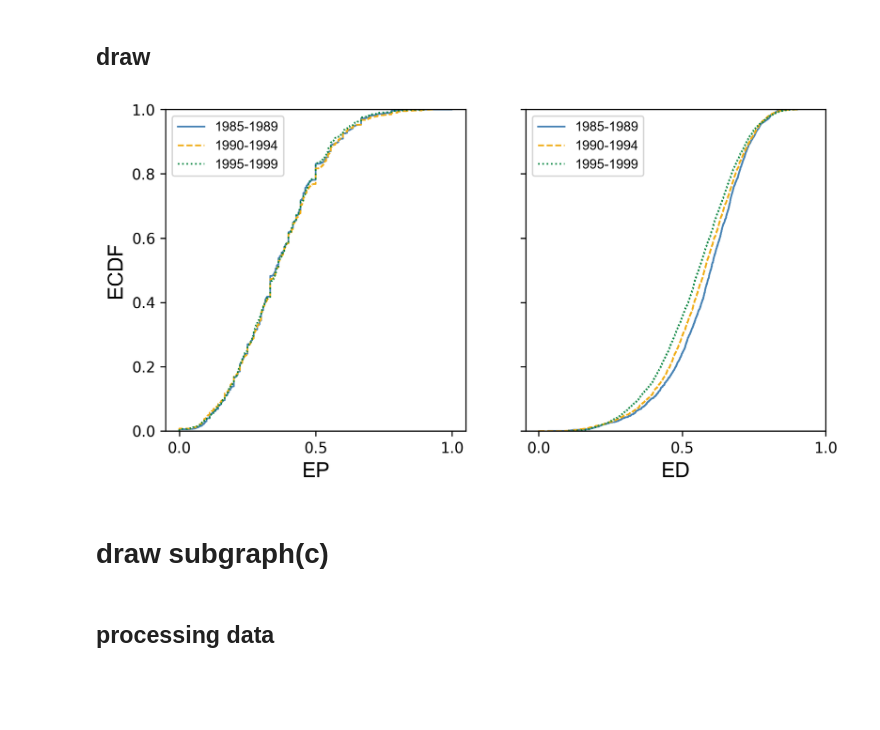
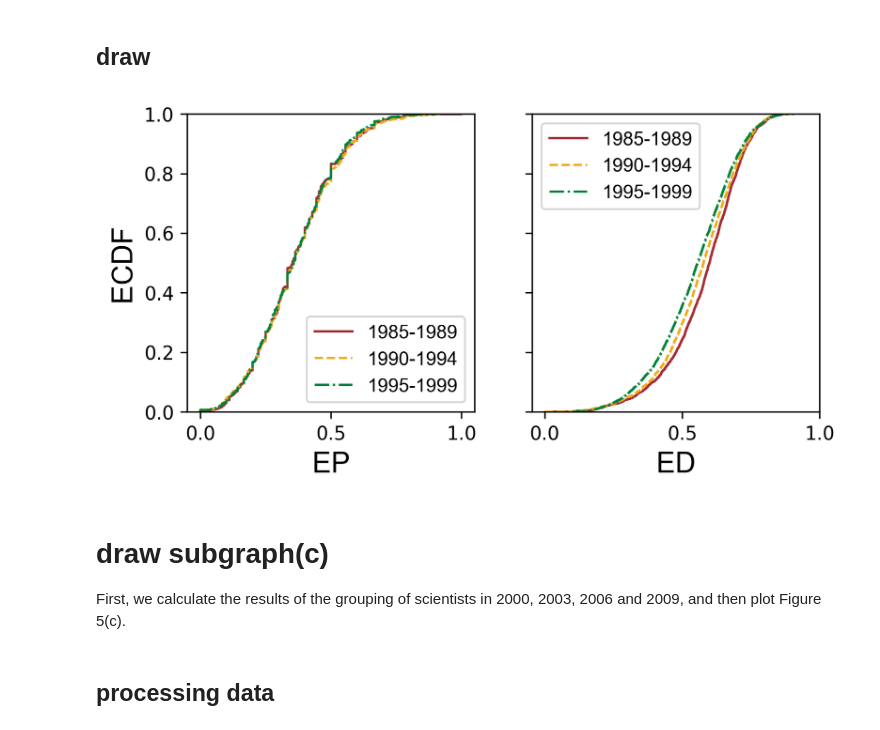
Before and after one commit to cautious-explorers/cautious_explorers_code, a Jupyter notebook: code/6_temporal_perspectives.ipynb, the cells around one changed output. Drawn from its saved outputs; the diff is of its cells as text; code cells hidden in the pictures; blank space fills up the shorter version.

```diff
--- a/code/6_temporal_perspectives.ipynb
+++ b/code/6_temporal_perspectives.ipynb
@@ -130,46 +132,51 @@ distance_info_draw.to_csv('../data/fig5/figure5b.csv', index=False)
 ## draw
 # %%
 result = pd.read_csv('../data/fig5/figure5b.csv')
+result.startyear = pd.to_datetime(result.startyear).dt.year
 # %%
 yearrange = [(1985, 1990), (1990, 1995), (1995, 2000)]
 df = {}
 for time in yearrange:
     df[time] = result.loc[result['startyear'] < time[1]].loc[result['startyear']
                                                              >= time[0]].groupby(['aid']).mean().reset_index()
 
-fig, ax = plt.subplots(1, 2, figsize=(8, 4), dpi=300, sharey=True)
+fig, ax = plt.subplots(1, 2, figsize=(6, 3), dpi=300, sharey=True)
 
-colors = ['steelblue', (0.9411764705882353, 0.6745098039215687, 0.08235294117647059,
-                        1.0), (0.0, 0.5137254901960784, 0.23921568627450981, 1.0)]
-markers = ['-', '--', ':']
+colors = [(162/255, 41/255, 50/255, 0.98), (0.9411764705882353, 0.6745098039215687,
+                                            0.08235294117647059, 1.0), (0.0, 0.5137254901960784, 0.23921568627450981, 1.0)]
+
+markers = ['-', '--', '-.']
 for time in yearrange:
     axesSub = sns.ecdfplot(df[time]["EP"], ax=ax[0], label=str(
-        time[0])+'-'+str(time[1]-1), linewidth=1.1, color=colors[0], linestyle=markers[0])
+        time[0])+'-'+str(time[1]-1), linewidth=1.2, color=colors[0], linestyle=markers[0])
     axesSub = sns.ecdfplot(df[time]["ED"], ax=ax[1], label=str(
-        time[0])+'-'+str(time[1]-1), linewidth=1.1, color=colors[0], linestyle=markers[0])
+        time[0])+'-'+str(time[1]-1), linewidth=1.2, color=colors[0], linestyle=markers[0])
     colors.pop(0)
     markers.pop(0)
 
-fontsize = 14
+fontsize = 15
 font_conf = {'family': 'Arial', 'weight': 'normal', 'size': fontsize}
 ax[0].set_xticks([0, 0.5, 1], fontsize=fontsize-4, direction='out')
 ax[0].grid(False)
 ax[0].set_xlabel("EP", fontdict=font_conf)
 ax[0].set_ylabel("ECDF", fontdict=font_conf)
 ax[0].legend(prop={'family': 'Arial', 'weight': 'normal',
-             'size': fontsize-5}, loc=2)
+             'size': fontsize-5}, loc='best')
 
 ax[1].set_xticks([0, 0.5, 1], fontsize=fontsize-4, direction='out')
 ax[1].grid(False)
 ax[1].set_xlabel("ED", fontdict=font_conf)
 ax[1].legend(prop={'family': 'Arial', 'weight': 'normal',
-             'size': fontsize-5}, loc=2)
+             'size': fontsize-5}, loc='best')
+
+plt.gcf().subplots_adjust(left=None, top=None, bottom=0.15, right=None)
 
 plt.savefig('./draw/figure_5b.png',)
 # %% [output]
-[figure, old version]
+[figure, new version]
 # %% [markdown]
 # draw subgraph(c)
+First, we calculate the results of the grouping of scientists in 2000, 2003, 2006 and 2009, and then plot Figure 5(c).
 # %% [markdown]
 ## processing data
 # %%
```
Also changed, not shown: parts of 4 cells of this notebook, 14 other files.
